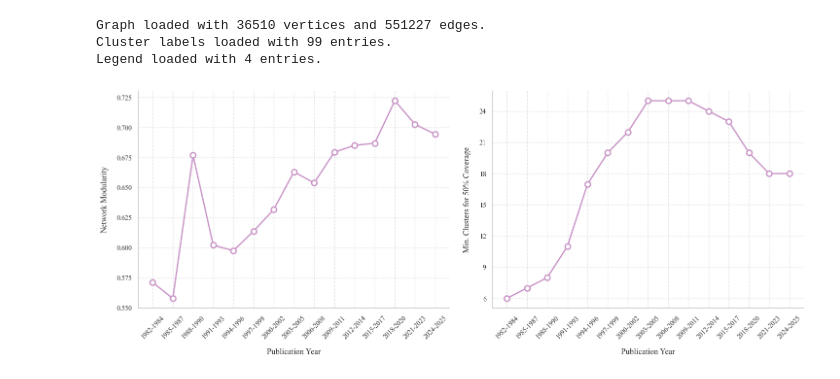
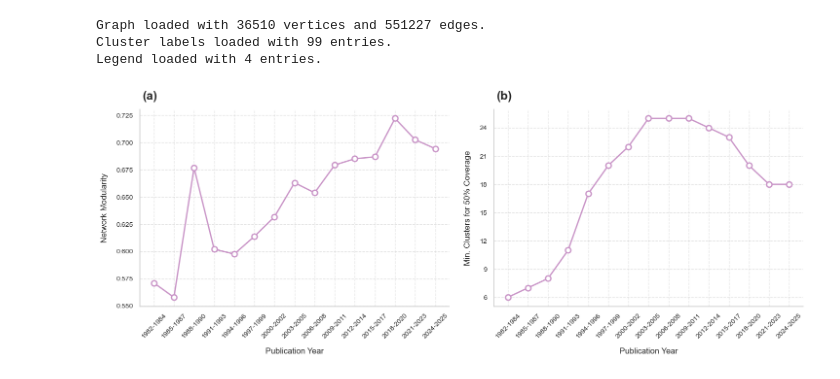
Before and after one commit to jarolim14/SSRI-Evolution, a Jupyter notebook: notebooks/09.1-Specialization.ipynb, the cells around one changed output. Cells and saved outputs as stored; diff of their text form; code cells hidden in the pictures.

```diff
--- a/notebooks/09.1-Specialization.ipynb
+++ b/notebooks/09.1-Specialization.ipynb
@@ -393,6 +393,8 @@ def extract_time_series(temporal_data):
     return time_series
 # %% [markdown]
 # Plot both in a single figure
+# %%
+plt.rcParams["font.family"] = "Arial"
 # %%
 def plot_combined_analysis(modularity_data, coverage_data, save_path=None):
     """
@@ -409,11 +411,10 @@ def plot_combined_analysis(modularity_data, coverage_data, save_path=None):
     """
     # Set style
     sns.set_theme(
+        font_scale=1.5,
         style="whitegrid",
-        font_scale=1.5,
         rc={
-            "font.family": "serif",
-            "font.serif": ["Times New Roman"],
+            "font.family": "Arial",
             "axes.titlesize": 22,
             "axes.labelsize": 12,
             "xtick.labelsize": 10,
@@ -439,6 +440,8 @@ def plot_combined_analysis(modularity_data, coverage_data, save_path=None):
         markerfacecolor="white",
         markeredgewidth=2,
     )
+    # add title as 'a' at top left
+    ax1.text(0.01, 1.05, "(a)", fontweight="bold", transform=ax1.transAxes)
     ax1.set_xlabel("Publication Year", labelpad=12)
     ax1.set_ylabel("Network Modularity", labelpad=12)
     ax1.grid(True, alpha=0.5, linestyle="--")
@@ -458,6 +461,8 @@ def plot_combined_analysis(modularity_data, coverage_data, save_path=None):
         markerfacecolor="white",
         markeredgewidth=2,
     )
+    ax2.text(0.01, 1.05, "(b)", fontweight="bold", transform=ax2.transAxes)
+
     ax2.set_xlabel("Publication Year", labelpad=12)
     ax2.set_xticks(x_ticks)
     ax2.set_xticklabels(x_labels, rotation=45)
@@ -473,7 +478,7 @@ def plot_combined_analysis(modularity_data, coverage_data, save_path=None):
 
     plt.tight_layout()
     if save_path:
-        plt.savefig(save_path, dpi=400, bbox_inches="tight", transparent=True)
+        plt.savefig(save_path, dpi=400, bbox_inches="tight")
     plt.show()
 # %%
 load_dotenv()
@@ -518,10 +523,10 @@ Legend loaded with 4 entries.
 # %%
 plot_combined_analysis(
     modularity_data=time_series_modularity,
     coverage_data=min_clusters_to_50,
     save_path=os.path.join(
-        output_dir, "paper-output/modularity_and_coverage_analysis.png"
+        output_dir, "paper-output/figure3ab_modularity_coverage.png"
     ),
 )
 # %% [output]
-[figure, old version]
+[figure, new version]
```
Also changed, not shown: 35 other files.
